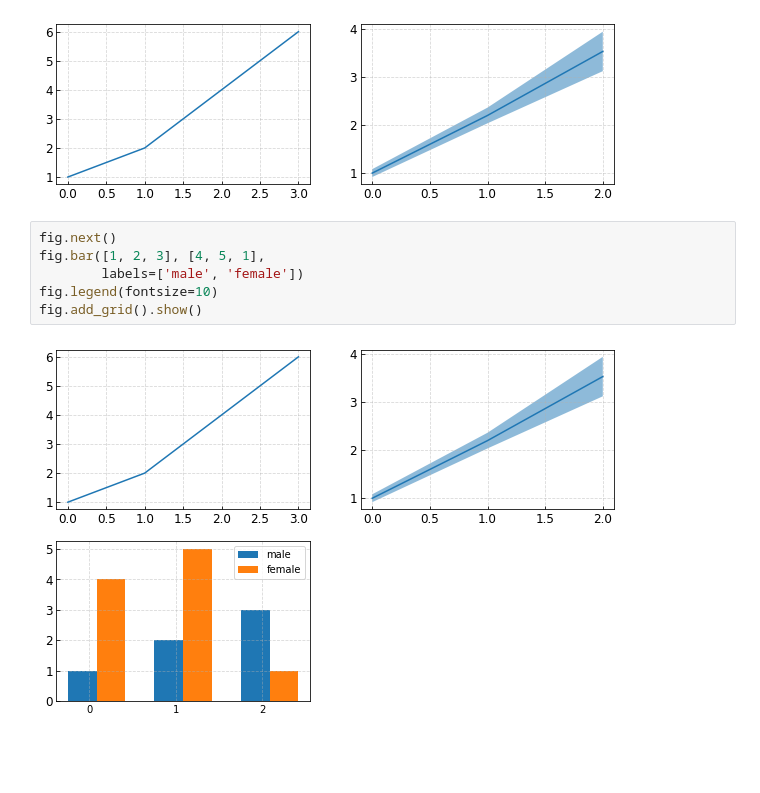
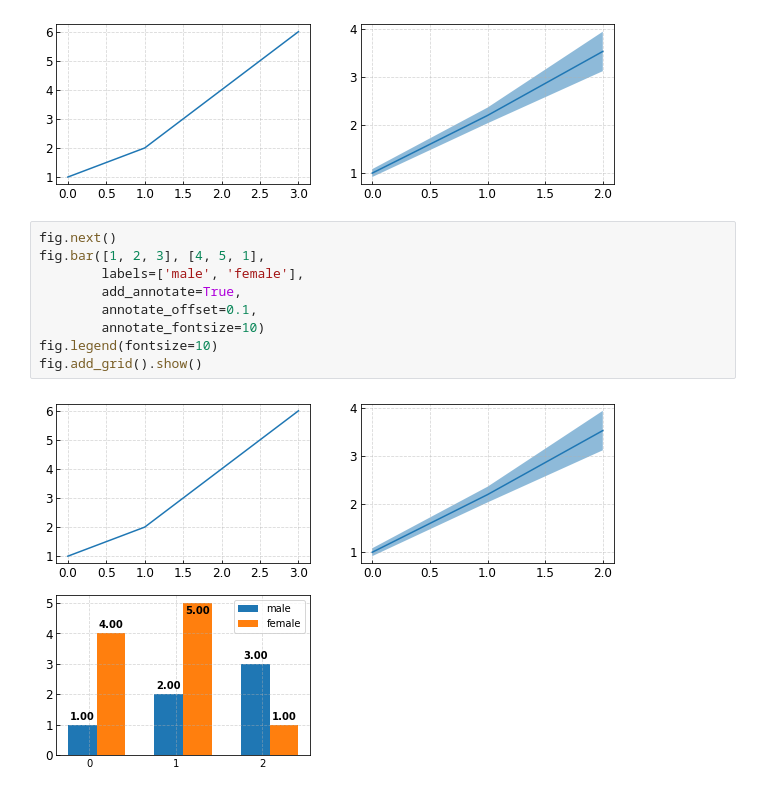
Before and after one commit to moskomule/madoka, a Jupyter notebook: example.ipynb, the cells around one changed output. Drawn from its saved outputs; the diff is of its cells as text; blank space fills up the shorter version.

```diff
--- a/example.ipynb
+++ b/example.ipynb
@@ -26,11 +26,14 @@ fig.add_grid().show()
 # %%
 fig.next()
 fig.bar([1, 2, 3], [4, 5, 1],
-        labels=['male', 'female'])
+        labels=['male', 'female'],
+        add_annotate=True,
+        annotate_offset=0.1,
+        annotate_fontsize=10)
 fig.legend(fontsize=10)
 fig.add_grid().show()
 # %% [output]
-[figure, old version]
+[figure, new version]
 # %%
 fig.next()
 fig.bar([[1, 2, 3], [1.1, 2.2, 3.5], [1, 2, 3]],
```
Also changed, not shown: parts of 3 cells of this notebook, 2 other files.
